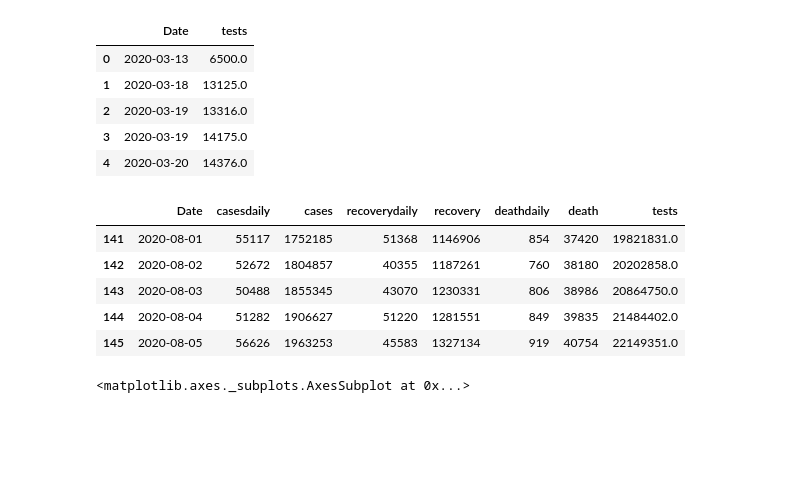
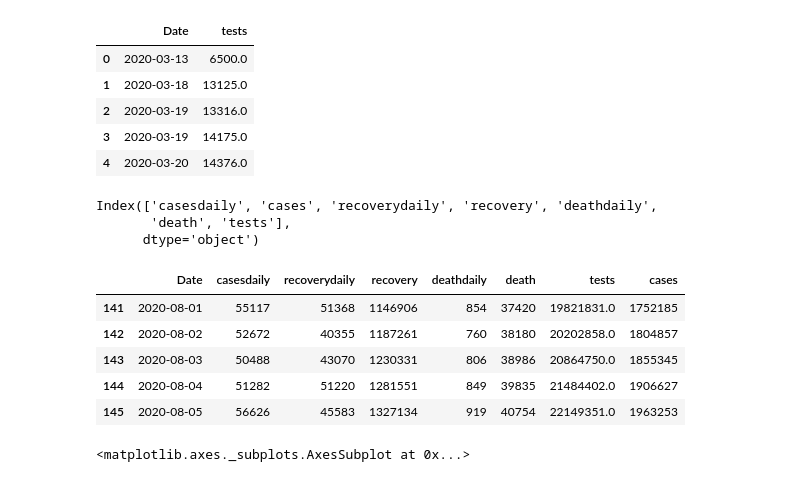
Before and after one commit to acchu99/covid-19-data-mining, a Jupyter notebook: COVID_19_Data_Mining.ipynb, the cells around one changed output. Cells and saved outputs as stored; diff of their text form; code cells hidden in the pictures; blank space fills up the shorter version.

```diff
--- a/COVID_19_Data_Mining.ipynb
+++ b/COVID_19_Data_Mining.ipynb
@@ -158,16 +143,24 @@ indiatesting.head()
 | 2 | 2020-03-19 | 13316.0 |
 | 3 | 2020-03-19 | 14175.0 |
 | 4 | 2020-03-20 | 14376.0 |
+# %%
+indiacovidfinal.columns
+# %% [output]
+Index(['casesdaily', 'cases', 'recoverydaily', 'recovery', 'deathdaily',
+       'death', 'tests'],
+      dtype='object')
 # %%
 indiacovidfinal = indiadaily.merge(indiatesting,how='inner',on='Date')
+
+indiacovidfinal = indiacovidfinal[['Date','casesdaily', 'recoverydaily', 'recovery', 'deathdaily','death', 'tests', 'cases']]
 indiacovidfinal.tail()
 # %% [output]
-|  | Date | casesdaily | cases | recoverydaily | recovery | deathdaily | death | tests |
-| 141 | 2020-08-01 | 55117 | 1752185 | 51368 | 1146906 | 854 | 37420 | 19821831.0 |
-| 142 | 2020-08-02 | 52672 | 1804857 | 40355 | 1187261 | 760 | 38180 | 20202858.0 |
-| 143 | 2020-08-03 | 50488 | 1855345 | 43070 | 1230331 | 806 | 38986 | 20864750.0 |
-| 144 | 2020-08-04 | 51282 | 1906627 | 51220 | 1281551 | 849 | 39835 | 21484402.0 |
-| 145 | 2020-08-05 | 56626 | 1963253 | 45583 | 1327134 | 919 | 40754 | 22149351.0 |
+|  | Date | casesdaily | recoverydaily | recovery | deathdaily | death | tests | cases |
+| 141 | 2020-08-01 | 55117 | 51368 | 1146906 | 854 | 37420 | 19821831.0 | 1752185 |
+| 142 | 2020-08-02 | 52672 | 40355 | 1187261 | 760 | 38180 | 20202858.0 | 1804857 |
+| 143 | 2020-08-03 | 50488 | 43070 | 1230331 | 806 | 38986 | 20864750.0 | 1855345 |
+| 144 | 2020-08-04 | 51282 | 51220 | 1281551 | 849 | 39835 | 21484402.0 | 1906627 |
+| 145 | 2020-08-05 | 56626 | 45583 | 1327134 | 919 | 40754 | 22149351.0 | 1963253 |
 # %%
 sns.lineplot(x='Date',y='tests',data=indiacovidfinal)
 # %% [output]
```
Also changed, not shown: parts of 21 cells of this notebook.
